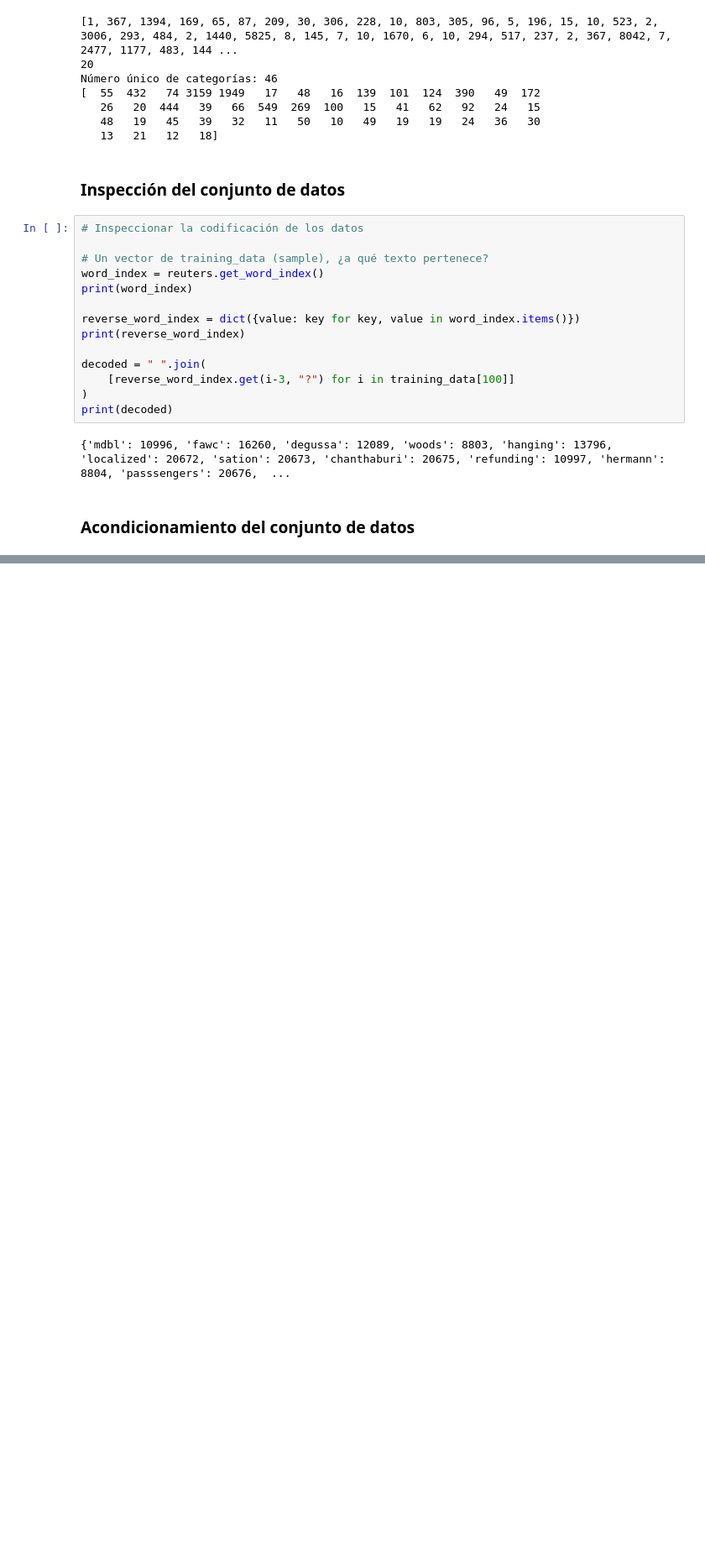
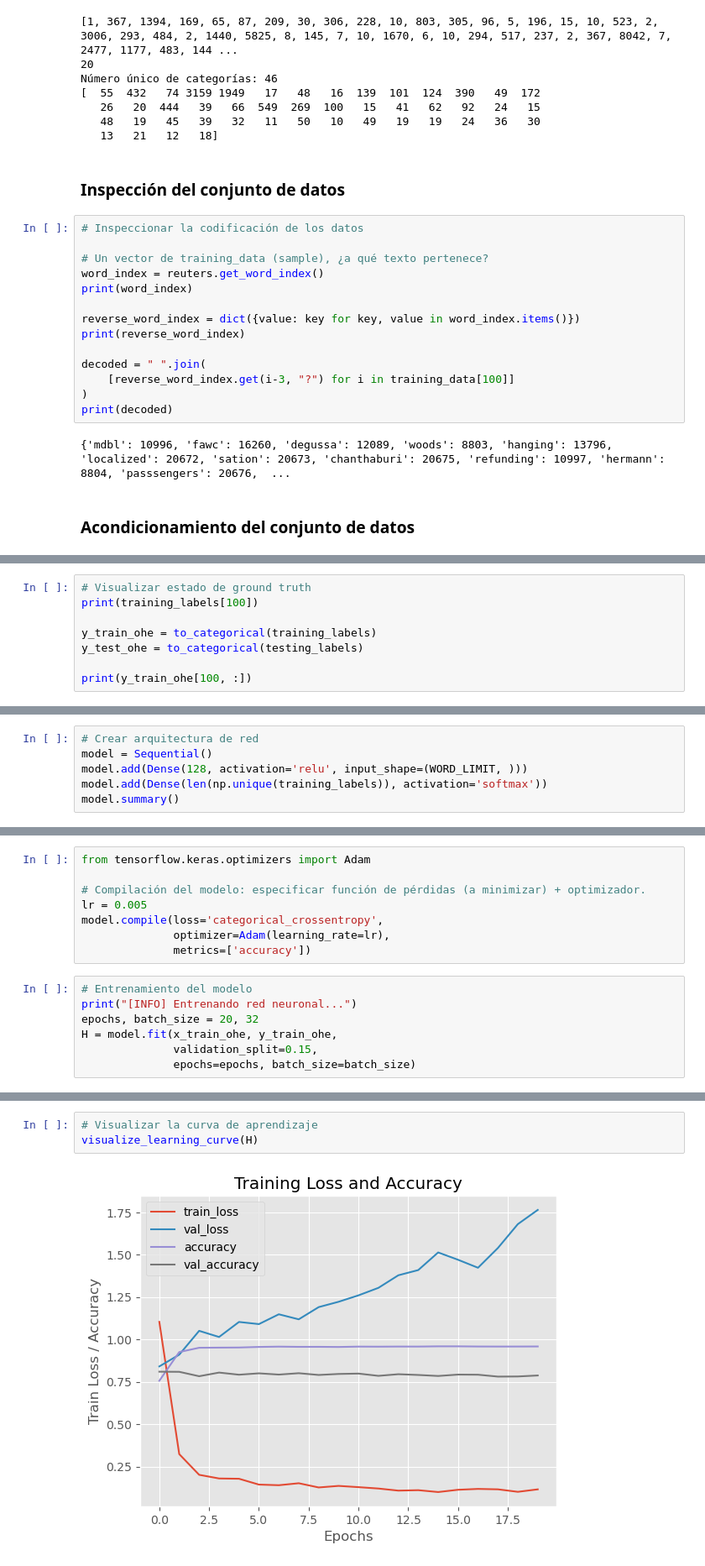
Before and after one commit to JoseJesusLaCasaNieto/Neural_Networks_and_Deep_Learning, a Jupyter notebook: Primera_Red_Neuronal_MNISTDigits.ipynb, the cells around one changed output, grey strips where cells are left out. Shown at 84% size. Drawn from its saved outputs; the diff is of its cells as text; blank space fills up the shorter version.

Commit message:
Primera Red Neuronal MNIST Digits

```diff
--- a/Primera_Red_Neuronal_MNISTDigits.ipynb
+++ b/Primera_Red_Neuronal_MNISTDigits.ipynb
@@ -303,0 +328,8 @@ print(decoded)
+# %%
+# Visualizar estado de ground truth
+print(training_labels[100])
+
+y_train_ohe = to_categorical(training_labels)
+y_test_ohe = to_categorical(testing_labels)
+
+print(y_train_ohe[100, :])
@@ -303,0 +342,6 @@ print(decoded)
+# %%
+# Crear arquitectura de red
+model = Sequential()
+model.add(Dense(128, activation='relu', input_shape=(WORD_LIMIT, )))
+model.add(Dense(len(np.unique(training_labels)), activation='softmax'))
+model.summary()
@@ -303,0 +362,15 @@ print(decoded)
+# %%
+from tensorflow.keras.optimizers import Adam
+
+# Compilación del modelo: especificar función de pérdidas (a minimizar) + optimizador.
+lr = 0.005
+model.compile(loss='categorical_crossentropy',
+              optimizer=Adam(learning_rate=lr),
+              metrics=['accuracy'])
+# %%
+# Entrenamiento del modelo
+print("[INFO] Entrenando red neuronal...")
+epochs, batch_size = 20, 32
+H = model.fit(x_train_ohe, y_train_ohe,
+              validation_split=0.15,
+              epochs=epochs, batch_size=batch_size)
@@ -303,0 +395,5 @@ print(decoded)
+# %%
+# Visualizar la curva de aprendizaje
+visualize_learning_curve(H)
+# %% [output]
+[figure, added]
```
Also changed, not shown: parts of 13 cells of this notebook.
